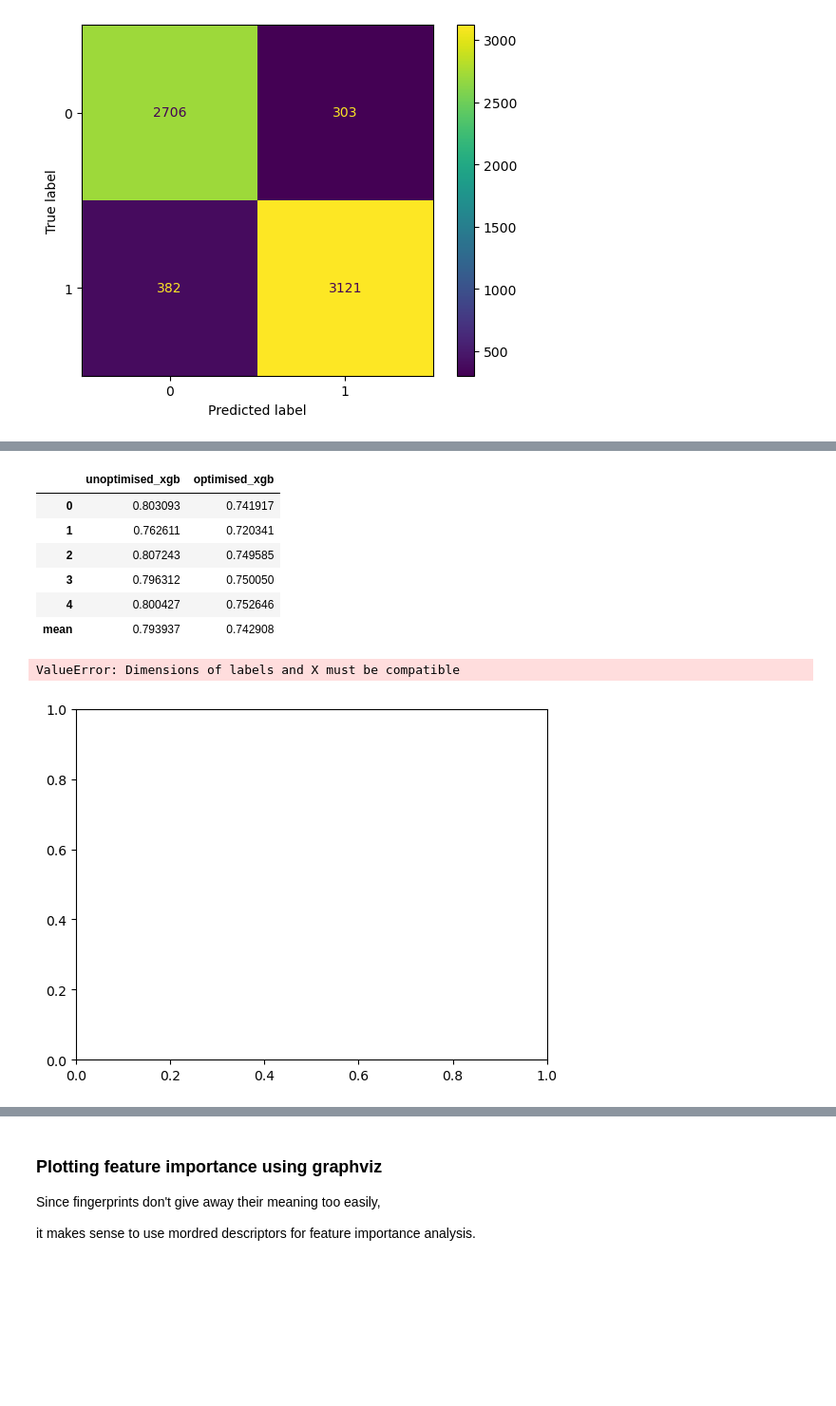
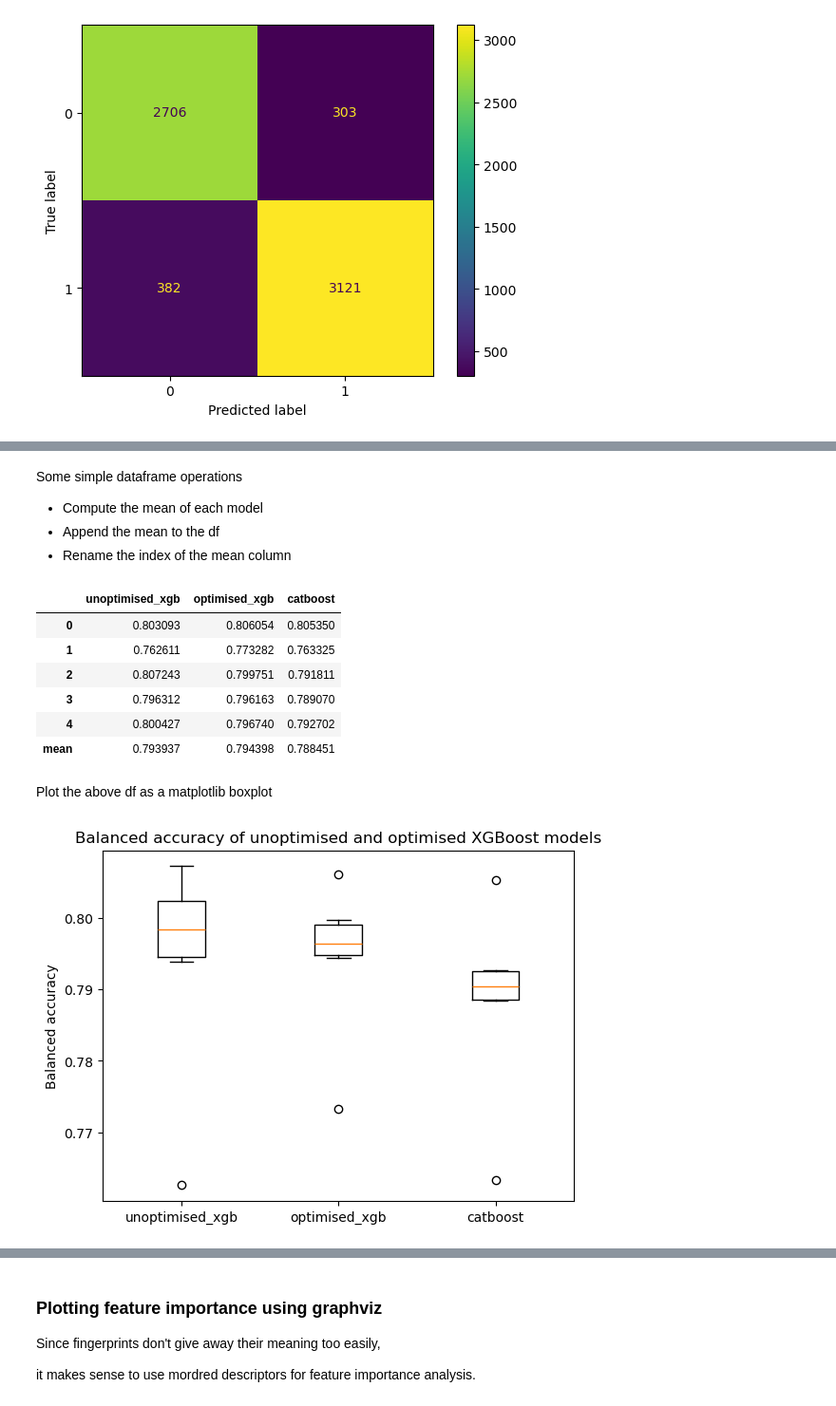
Before and after one commit to leftwinglow/Honours, a Jupyter notebook: XGBoost_Testing/XG-Boost.ipynb, the cells around one changed output, grey strips where cells are left out. Shown at 95% size. Drawn from its saved outputs; the diff is of its cells as text; code cells hidden in the pictures; blank space fills up the shorter version.

```diff
--- a/XGBoost_Testing/XG-Boost.ipynb
+++ b/XGBoost_Testing/XG-Boost.ipynb
@@ -146,10 +152,3 @@ study = optuna.create_study(
     )
 
 study.optimize(objective, n_trials=100)
-# %%
-import pickle
-
-with open('best_params.pkl', 'rb') as f:
-    best_params = pickle.load(f)
-
-print(best_params)
@@ -157,0 +161,8 @@ print(best_params)
+# %%
+import pickle, requests
+
+best_params_url = 'https://github.com/leftwinglow/Honours/raw/main/XGBoost_Testing/best_params.pkl'
+response = requests.get(best_params_url)
+best_params = pickle.loads(response.content)
+
+print(best_params)
@@ -160,9 +183,8 @@ from tqdm import tqdm
 
 kfold = StratifiedKFold(n_splits=5, shuffle=True, random_state=42)
 
-# Can't use a dictionary for the models as the keys are not hashable - Thanks Catboost smh
-# models = [xgb.XGBClassifier(random_state=42), CatBoostClassifier(iterations=10, task_type="GPU", devices='0:1', logging_level='Silent', random_state=42)]
-models = [xgb.XGBClassifier(random_state=42), xgb.XGBClassifier(**study.best_params, random_state=42), CatBoostClassifier(iterations=1000, task_type="GPU", devices='0:1', logging_level='Silent', random_state=42)]
+# Can't use a dictionary for the models as the keys are not hashable - Thanks CatBoost smh
+models = [xgb.XGBClassifier(random_state=42), xgb.XGBClassifier(**best_params, random_state=42), CatBoostClassifier(iterations=1000, task_type="GPU", devices='0:1', logging_level='Silent', random_state=42)]
 
 model_names = ['unoptimised_xgb', 'optimised_xgb', 'catboost']
 
@@ -182,23 +204,29 @@ for idx, model in enumerate(models):
         scores.append(balanced_accuracy_score(y_test, y_pred))
 
     scores_df[str(model_names[idx])] = scores
+# %% [markdown]
+Some simple dataframe operations
+* Compute the mean of each model
+* Append the mean to the df
+* Rename the index of the mean column
 # %%
 scores_df.loc[len(scores_df)] = scores_df.mean()
 scores_df = scores_df.rename(index={5: "mean"})
 scores_df
 # %% [output]
-|  | unoptimised_xgb | optimised_xgb |
-| 0 | 0.803093 | 0.741917 |
-| 1 | 0.762611 | 0.720341 |
-| 2 | 0.807243 | 0.749585 |
-| 3 | 0.796312 | 0.750050 |
-| 4 | 0.800427 | 0.752646 |
-| mean | 0.793937 | 0.742908 |
+|  | unoptimised_xgb | optimised_xgb | catboost |
+| 0 | 0.803093 | 0.806054 | 0.805350 |
+| 1 | 0.762611 | 0.773282 | 0.763325 |
+| 2 | 0.807243 | 0.799751 | 0.791811 |
+| 3 | 0.796312 | 0.796163 | 0.789070 |
+| 4 | 0.800427 | 0.796740 | 0.792702 |
+| mean | 0.793937 | 0.794398 | 0.788451 |
+# %% [markdown]
+Plot the above df as a matplotlib boxplot
 # %%
-plt.boxplot(scores_df.columns, labels=[*model_names])
+plt.boxplot([scores_df.unoptimised_xgb, scores_df.optimised_xgb, scores_df.catboost], labels=[*model_names])
 plt.title('Balanced accuracy of unoptimised and optimised XGBoost models')
 plt.ylabel('Balanced accuracy')
 plt.show()
 # %% [output]
-ValueError: Dimensions of labels and X must be compatible
-[figure, old version]
+[figure, new version]
```
Also changed, not shown: parts of 12 cells of this notebook, 18 other files.
